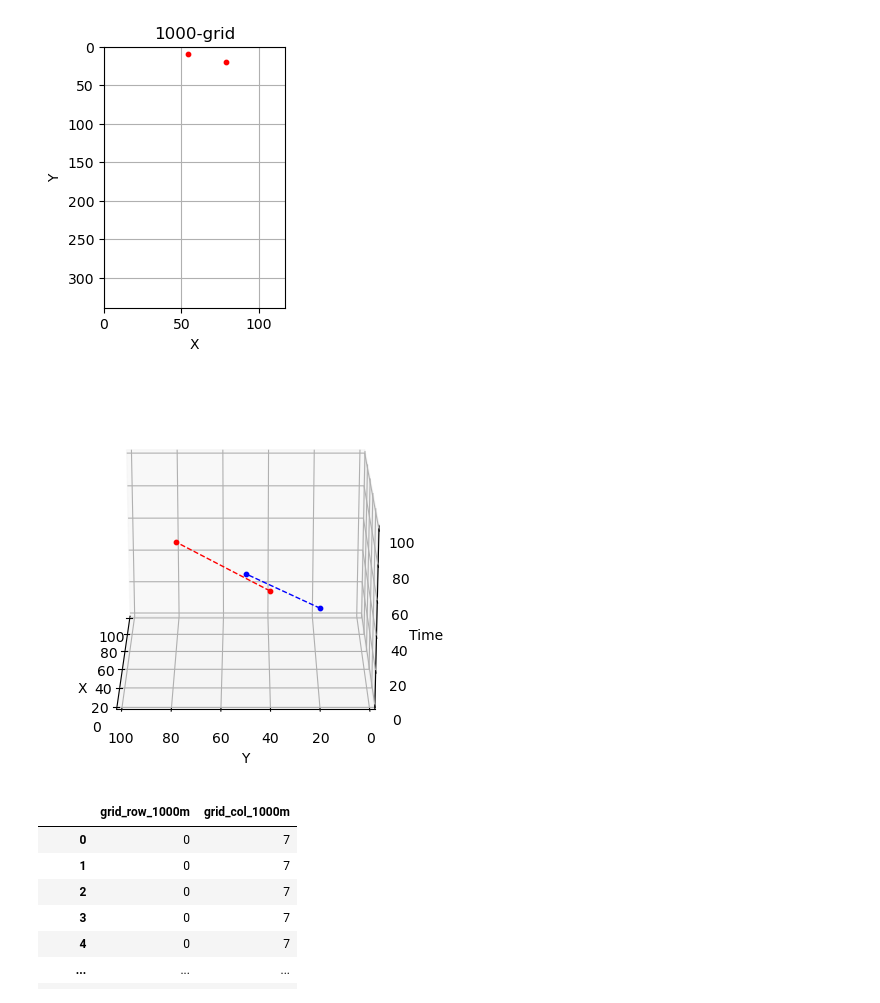
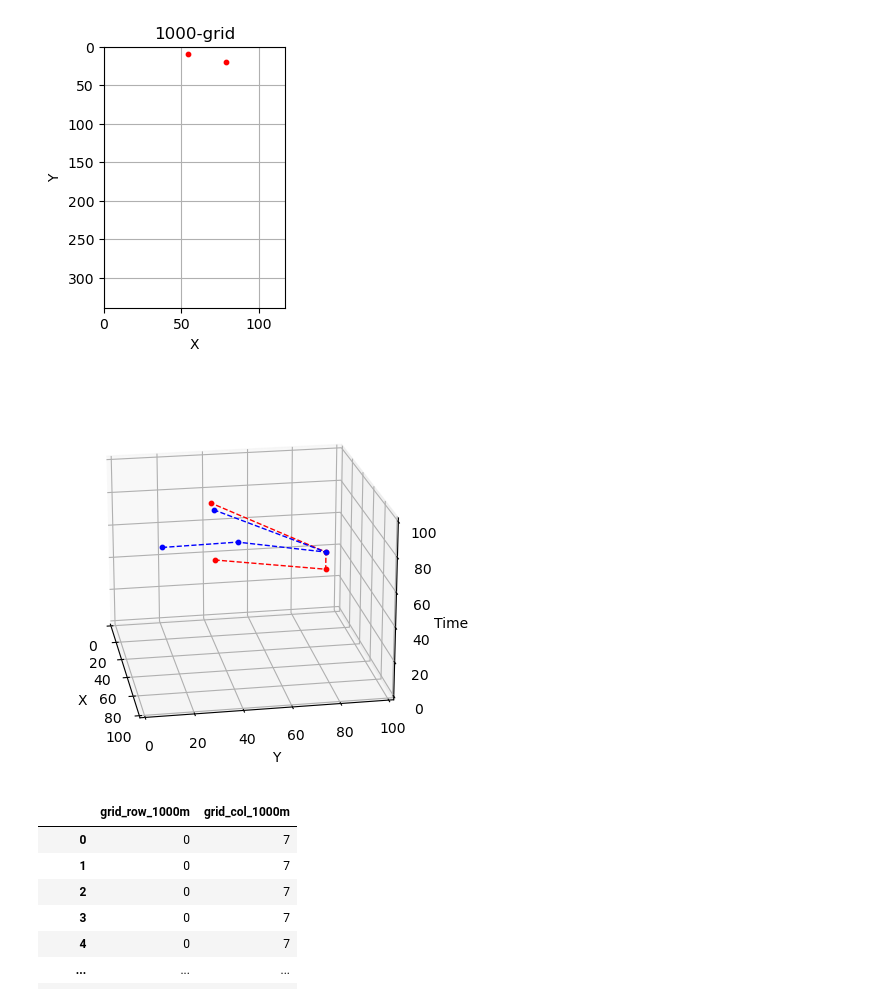
Before and after one commit to shkoma/geolife_timehetnet, a Jupyter notebook: data/geolife/preprocess.ipynb, the cells around one changed output. Cells and saved outputs as stored; diff of their text form; code cells hidden in the pictures.

```diff
--- a/data/geolife/preprocess.ipynb
+++ b/data/geolife/preprocess.ipynb
@@ -594,8 +594,8 @@ height = 100
 time = 100
 
 # 찍을 좌표 정의
-coordinates_x = [(30, 40, 50), (70, 80, 60)]
-coordinates_y = [(10, 20, 50), (30, 50, 60)]
+coordinates_x = [(30, 40, 50), (70, 80, 60), (70, 80, 70), (20, 40, 80)]
+coordinates_y = [(10, 20, 50), (30, 50, 60), (70, 80, 70), (30, 40, 80)]
 
 # 3D 그래프 생성
 fig = plt.figure(figsize=(width/20, height/20))
@@ -605,35 +605,35 @@ ax = fig.add_subplot(111, projection='3d')
 for coord in coordinates_x:
     ax.scatter(*coord, color='red', marker='o', s=10)
 
 # 좌표 찍기
 for coord in coordinates_y:
     ax.scatter(*coord, color='blue', marker='o', s=10)
 
 # line 추가
 ax.plot(*zip(*coordinates_x), color='red', linestyle='--', linewidth=1)
 ax.plot(*zip(*coordinates_y), color='blue', linestyle='--', linewidth=1)
 
 # 축 범위 설정
 ax.set_xlim(0, width)
 ax.set_ylim(0, height)
 ax.set_zlim(0, time)
 
 # 축 레이블 설정
 ax.set_xlabel("X")
 ax.set_ylabel("Y")
 ax.set_zlabel("Time")
 
 # 시간 축을 기준으로 회전
-for angle in range(0, 360, 180):
+for angle in range(0, 360, 10):
     ax.view_init(elev=20, azim=angle)  # 시야 각도 변경
 
 # plt.title("3d-map")
 # # plt.savefig("3d_map_with_coordinates.png")  # 그래프를 이미지로 저장
 # plt.show()
 
 # print("지정한 좌표가 있는 3D 지도가 3d_map_with_coordinates.png로 저장되었습니다.")
 # %% [output]
-[figure, old version]
+[figure, new version]
 # %%
 import pandas as pd
 days_min = 0.000696
```
Also changed, not shown: 3 other files.
